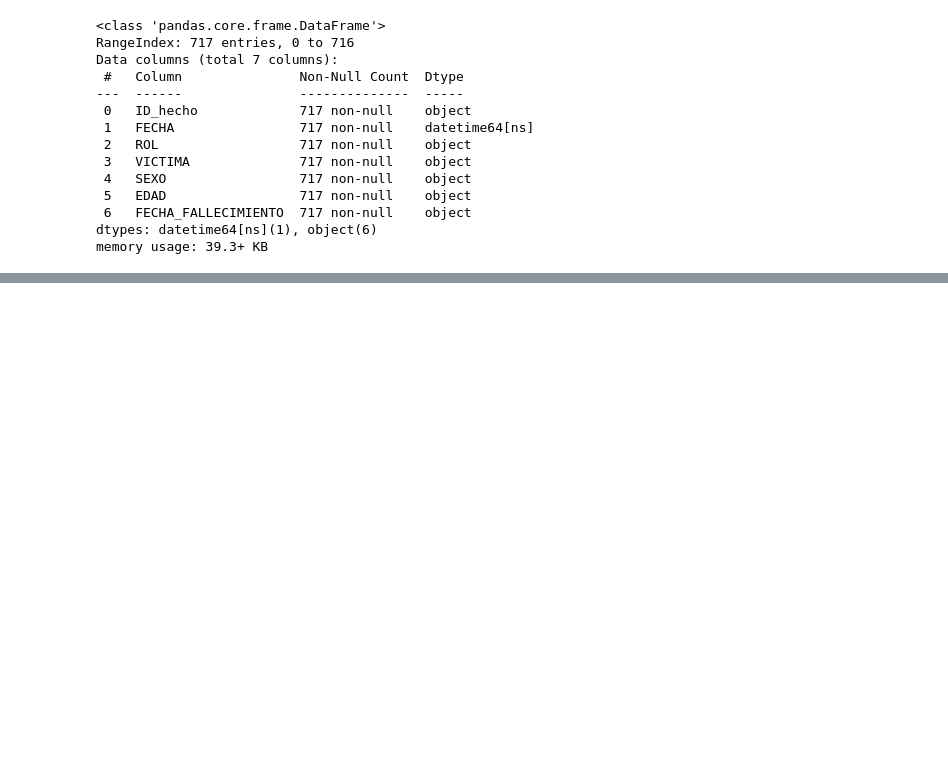
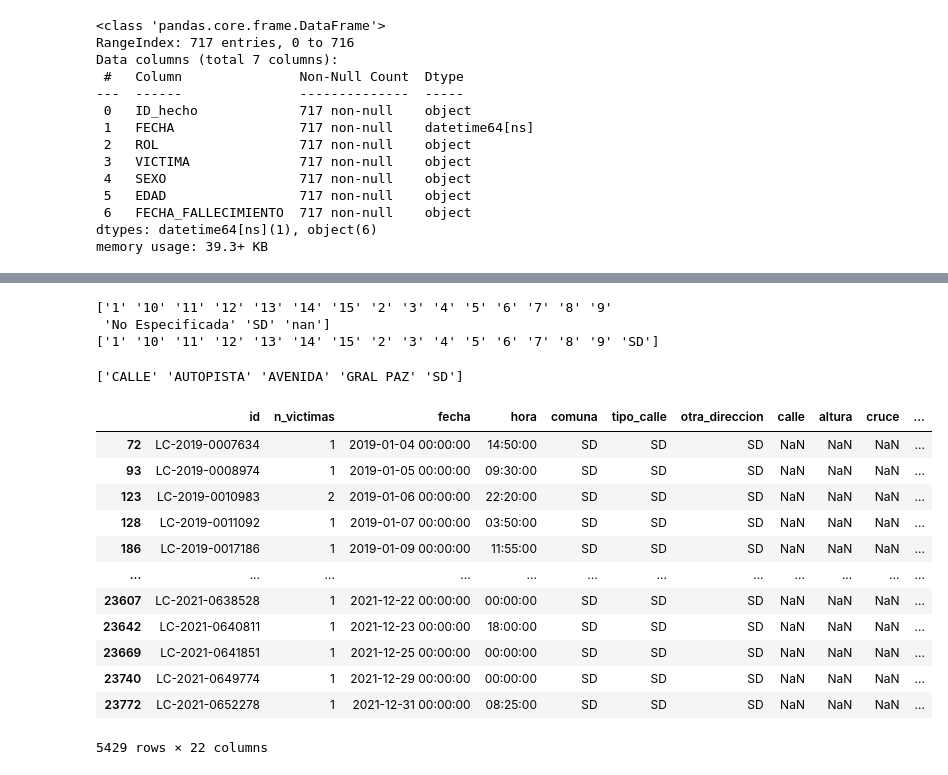
Before and after one commit to JUrielCerecero/Proyecto-Indiviudal-de-Data-Analytics-Siniestro-viales, a Jupyter notebook: ETL.ipynb, the cells around one changed output, grey strips where cells are left out. Drawn from its saved outputs; the diff is of its cells as text; code cells hidden in the pictures; blank space fills up the shorter version.

```diff
--- a/ETL.ipynb
+++ b/ETL.ipynb
@@ -350,0 +443,4 @@ Length: 649, dtype: object
+# %%
+#quitamos la columna de franja_hora, ya que la columna hora contiene el dato completo de la hora
+dfhechos2.drop(columns=['franja_hora','aaaa','mm','dd','direccion_normalizada','participantes'],inplace=True)
+dfhechos2.head()
@@ -350,0 +455,6 @@ Length: 649, dtype: object
+# %%
+#observamos que hay valores en n_vcitimas, algunos con 0 y otros mayor a 1 victima
+print(dfhechos2.n_victimas.sort_values().unique())
+print(dfhechos2[dfhechos2.n_victimas==0])
+#se quita esa fila donde el no. de víctimas es 0, ya que nuestro análisis es enfocado a accidentes viales con víctimas, y en este caso, la mayoría de columnas no tienen datos,
+dfhechos2.drop(index=dfhechos2[dfhechos2.n_victimas==0].index,inplace=True)
@@ -350,0 +476,10 @@ Length: 649, dtype: object
+# %%
+#hacemos una columna donde nos indidque, si el incidente ocurrió en cruce, altura o no existe el dato
+dfhechos2.loc[dfhechos2.cruce.notnull(),'Cruce_o_Altura']='Cruce'
+dfhechos2.loc[dfhechos2.altura.notnull(),'Cruce_o_Altura']='Altura'
+dfhechos2.loc[(dfhechos2.otra_direccion=='SD')&(dfhechos2.Cruce_o_Altura.isnull()),'Cruce_o_Altura']='SD'
+dfhechos2.loc[(dfhechos2.otra_direccion.str.contains('SD '))&(dfhechos2.Cruce_o_Altura.isnull()),'Cruce_o_Altura']='SD'
+dfhechos2.loc[(dfhechos2.otra_direccion.str.contains(' y ',case=False))&(dfhechos2.Cruce_o_Altura.isnull()),'Cruce_o_Altura']='Cruce'
+dfhechos2.loc[(dfhechos2.Cruce_o_Altura.isnull())&(dfhechos2.otra_direccion!='SD')&(dfhechos2.otra_direccion.notnull()),'Cruce_o_Altura']='Altura'
+dfhechos2[dfhechos2.Cruce_o_Altura.isna()]
+dfhechos2.head()
@@ -350,0 +494,42 @@ Length: 649, dtype: object
+# %%
+#donde no tenemos el número de com,una, vamos a poner SD, se busco formas de encontrar que comuna son, pero no se encontro una adecuada, por lo que se dejo sin dato
+print(dfhechos2.comuna.astype(str).sort_values().unique())
+dfhechos2.loc[(dfhechos2.comuna.isin(['No Especificada','SD',np.NAN]))&(dfhechos2.otra_direccion=='SD')&(dfhechos2.longitud=='SD')&(dfhechos2.latutid=='SD'), 'comuna']='SD'
+dfhechos2.loc[dfhechos2.comuna.isin(['No Especificada','SD',np.NAN]),'comuna']='SD'
+print(dfhechos2.comuna.astype(str).sort_values().unique())
+# %% [output]
+['1' '10' '11' '12' '13' '14' '15' '2' '3' '4' '5' '6' '7' '8' '9'
+ 'No Especificada' 'SD' 'nan']
+['1' '10' '11' '12' '13' '14' '15' '2' '3' '4' '5' '6' '7' '8' '9' 'SD']
+# %%
+#ahora de los datos de otras columnas, vamos a rellenar los valores de la columna tipo_calle donde hay SD, dejando los menos valores posibles con SD, para que nuestrios analisis sean mas ceteros
+print(dfhechos2.tipo_calle.unique())
+dfhechos2.loc[(dfhechos2.tipo_calle=='SD')&(dfhechos2.otra_direccion.str.split(',',expand=True)[0].str.contains('av',case=False)),'tipo_calle']='AVENIDA'
+dfhechos2.loc[(dfhechos2.tipo_calle=='SD')&(dfhechos2.otra_direccion.str.split(',',expand=True)[0].str.split('y',expand=True)[0].str.contains('aut',case=False)),'tipo_calle']='AUTOPISTA'
+dfhechos2.loc[(dfhechos2.tipo_calle=='SD')&(dfhechos2.otra_direccion.str.split(' y ',expand=True)[0].str.contains('paz, gral',case=False)),'tipo_calle']='GRAL PAZ'
+dfhechos2.loc[(dfhechos2.tipo_calle=='SD')&(dfhechos2.otra_direccion!='SD'),'tipo_calle']='CALLE'
+dfhechos2.loc[(dfhechos2.otra_direccion=='SD SD'),'tipo_calle']='SD'
+dfhechos2.loc[(dfhechos2.otra_direccion=='SD SD'),'otra_direccion']='SD'
+dfhechos2.loc[(dfhechos2.Cruce_o_Altura=='Altura')&(dfhechos2.tipo_calle=='SD')&(dfhechos2.calle.str.contains('paz, gral',case=False)),'tipo_calle']='GRAL PAZ'
+dfhechos2.loc[(dfhechos2.Cruce_o_Altura=='Cruce')&(dfhechos2.tipo_calle=='SD')&(dfhechos2.calle.str.contains('paz, gral.',case=False)),'tipo_calle']='GRAL PAZ'
+dfhechos2.loc[(dfhechos2.Cruce_o_Altura=='Cruce')&(dfhechos2.tipo_calle=='SD')&(dfhechos2.calle.str.contains('av.',case=False)),'tipo_calle']='AVENIDA'
+dfhechos2.loc[(dfhechos2.Cruce_o_Altura=='Altura')&(dfhechos2.tipo_calle=='SD')&(dfhechos2.calle.str.contains('av.',case=False)),'tipo_calle']='AVENIDA'
+dfhechos2.loc[(dfhechos2.Cruce_o_Altura=='Cruce')&(dfhechos2.tipo_calle=='SD')&(dfhechos2.calle.str.contains('aut',case=False)),'tipo_calle']='AUTOPISTA'
+dfhechos2.loc[(dfhechos2.Cruce_o_Altura=='Altura')&(dfhechos2.tipo_calle=='SD')&(dfhechos2.calle.str.contains('av.',case=False)),'tipo_calle']
+dfhechos2.loc[(dfhechos2.tipo_calle=='SD')&(dfhechos2.Cruce_o_Altura!='SD')&(dfhechos2.otra_direccion.notnull()),'tipo_calle']='CALLE'
+dfhechos2.loc[(dfhechos2.tipo_calle=='SD')]
+# %% [output]
+['CALLE' 'AUTOPISTA' 'AVENIDA' 'GRAL PAZ' 'SD']
+|  | id | n_victimas | fecha | hora | comuna | tipo_calle | otra_direccion | calle | altura | cruce | ... |
+| 72 | LC-2019-0007634 | 1 | 2019-01-04 00:00:00 | 14:50:00 | SD | SD | SD | NaN | NaN | NaN | ... |
+| 93 | LC-2019-0008974 | 1 | 2019-01-05 00:00:00 | 09:30:00 | SD | SD | SD | NaN | NaN | NaN | ... |
+| 123 | LC-2019-0010983 | 2 | 2019-01-06 00:00:00 | 22:20:00 | SD | SD | SD | NaN | NaN | NaN | ... |
+| 128 | LC-2019-0011092 | 1 | 2019-01-07 00:00:00 | 03:50:00 | SD | SD | SD | NaN | NaN | NaN | ... |
+| 186 | LC-2019-0017186 | 1 | 2019-01-09 00:00:00 | 11:55:00 | SD | SD | SD | NaN | NaN | NaN | ... |
+| ... | ... | ... | ... | ... | ... | ... | ... | ... | ... | ... | ... |
+| 23607 | LC-2021-0638528 | 1 | 2021-12-22 00:00:00 | 00:00:00 | SD | SD | SD | NaN | NaN | NaN | ... |
+| 23642 | LC-2021-0640811 | 1 | 2021-12-23 00:00:00 | 18:00:00 | SD | SD | SD | NaN | NaN | NaN | ... |
+| 23669 | LC-2021-0641851 | 1 | 2021-12-25 00:00:00 | 00:00:00 | SD | SD | SD | NaN | NaN | NaN | ... |
+| 23740 | LC-2021-0649774 | 1 | 2021-12-29 00:00:00 | 00:00:00 | SD | SD | SD | NaN | NaN | NaN | ... |
+| 23772 | LC-2021-0652278 | 1 | 2021-12-31 00:00:00 | 08:25:00 | SD | SD | SD | NaN | NaN | NaN | ... |
+5429 rows × 22 columns
```
Also changed, not shown: parts of 34 cells of this notebook.
